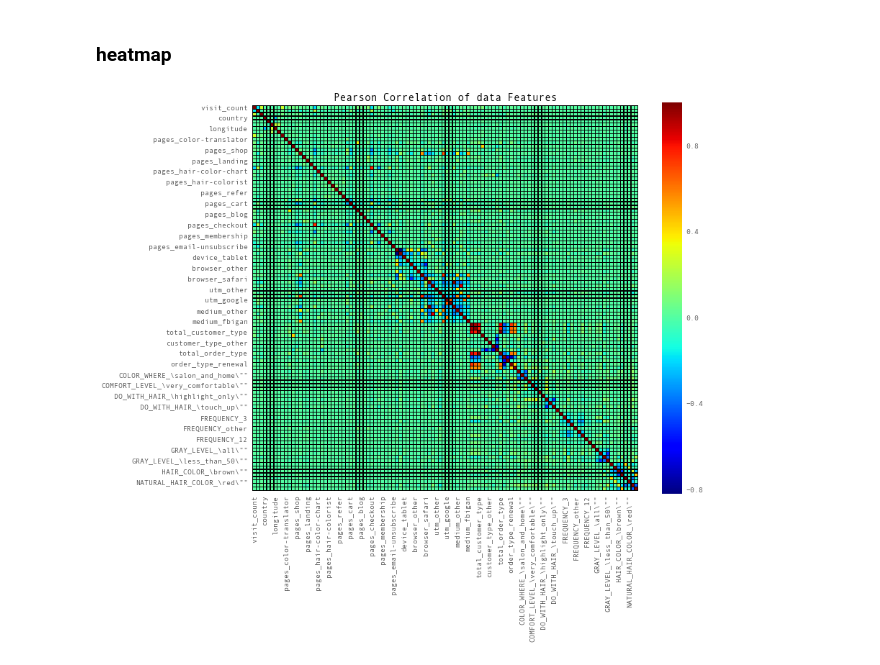
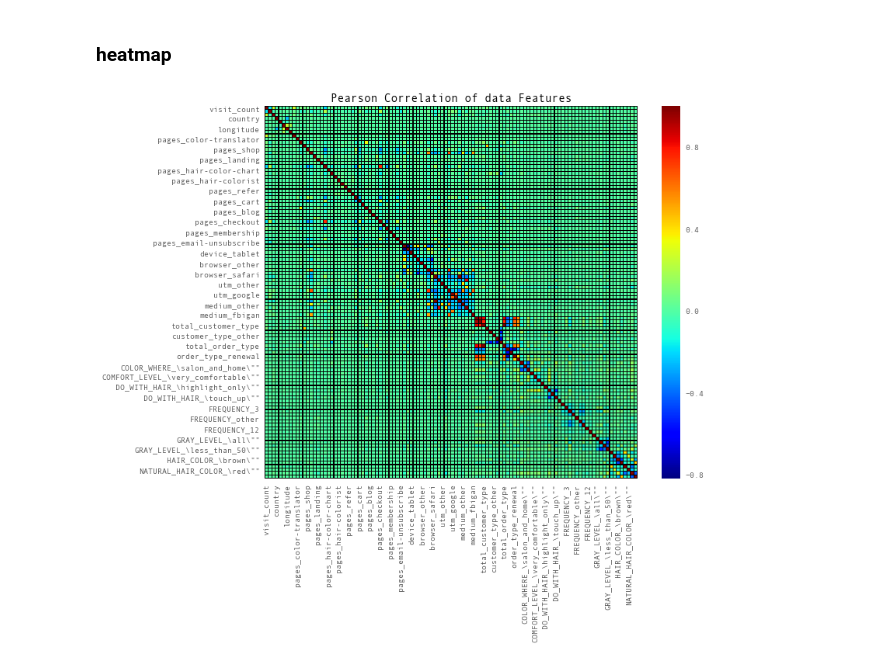
Before and after one commit to jiangshan123/Capstone_TDI, a Jupyter notebook: notebooks/data_wrangling.ipynb, the cells around one changed output. Saved outputs shown, nothing was run; the diff lists cells and outputs as text; code cells hidden in the pictures.

```diff
--- a/notebooks/data_wrangling.ipynb
+++ b/notebooks/data_wrangling.ipynb
@@ -208,8 +208,9 @@ A Jupyter Widget
 # %%
 f, ax = plt.subplots(figsize=(12,10))
 plt.title('Pearson Correlation of data Features')
 sns.heatmap(df_clean.astype(float).corr(), linewidths=0.1, vmax=1.0, square=True,
            cmap="jet", linecolor='black', annot=False) , #annot_kws={"size": 20}
+plt.tight_layout()
 f.savefig(savePath + 'feature_analysis/heatmap',dpi=400, tight_layout=True)
 # %% [output]
-[figure, old version]
+[figure, new version]
```
Also changed, not shown: parts of 2 cells of this notebook, 2 other files.
